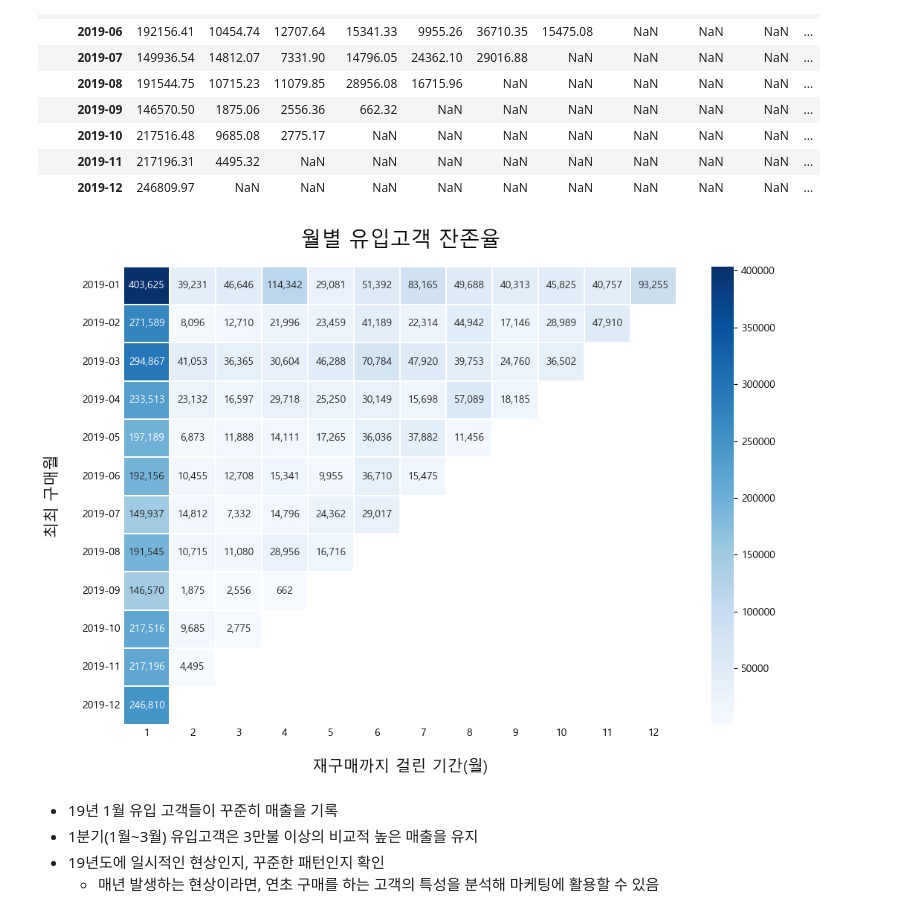
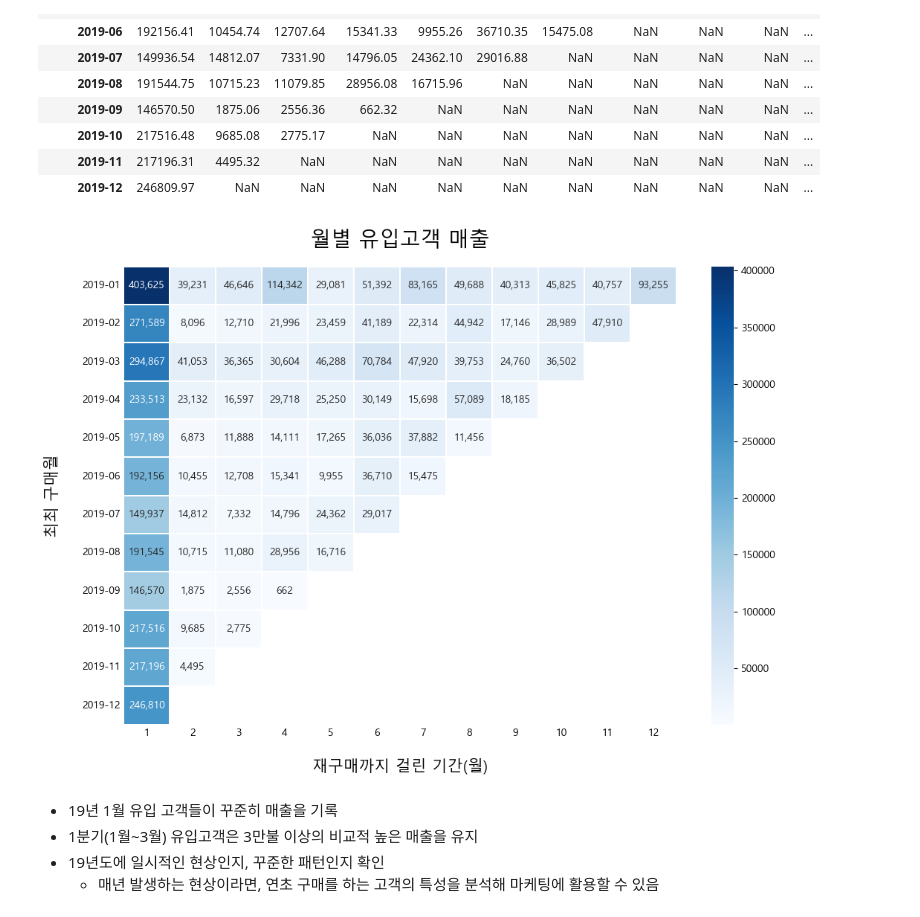
Before and after one commit to buzziru/ML_COMMERCE, a Jupyter notebook: eda/05_Cohort_CIG.ipynb, the cells around one changed output. Cells and saved outputs as stored; diff of their text form; code cells hidden in the pictures.

Commit message:
minor: title upadate

```diff
--- a/eda/05_Cohort_CIG.ipynb
+++ b/eda/05_Cohort_CIG.ipynb
@@ -257,16 +257,16 @@ cohort_total = cohort_total.astype(float)
 # %%
 plt.figure(figsize=(12, 8))
 sns.heatmap(cohort_total, cmap='Blues', annot=True, fmt=',.0f', linewidths=0.1, linecolor='w')
-plt.title('월별 유입고객 잔존율', fontsize=20, pad=20)
+plt.title('월별 유입고객 매출', fontsize=20, pad=20)
 plt.xlabel('재구매까지 걸린 기간(월)', fontsize=15, labelpad=20)
 plt.ylabel('최최 구매월', fontsize=15, labelpad=20)
 
 plt.tick_params(axis='x', which='both', bottom=False, top=False, labelbottom=True, length=0)
 plt.tick_params(axis='y', which='both', left=False, right=False, labelleft=True, length=0)
 
 plt.show()
 # %% [output]
-[figure, old version]
+[figure, new version]
 # %% [markdown]
 - 19년 1월 유입 고객들이 꾸준히 매출을 기록
 - 1분기(1월~3월) 유입고객은 3만불 이상의 비교적 높은 매출을 유지
```
